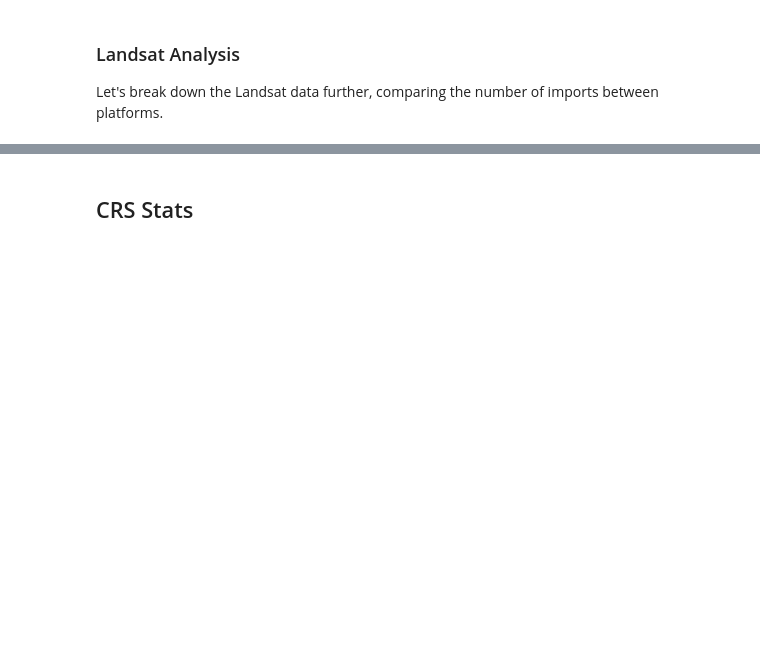
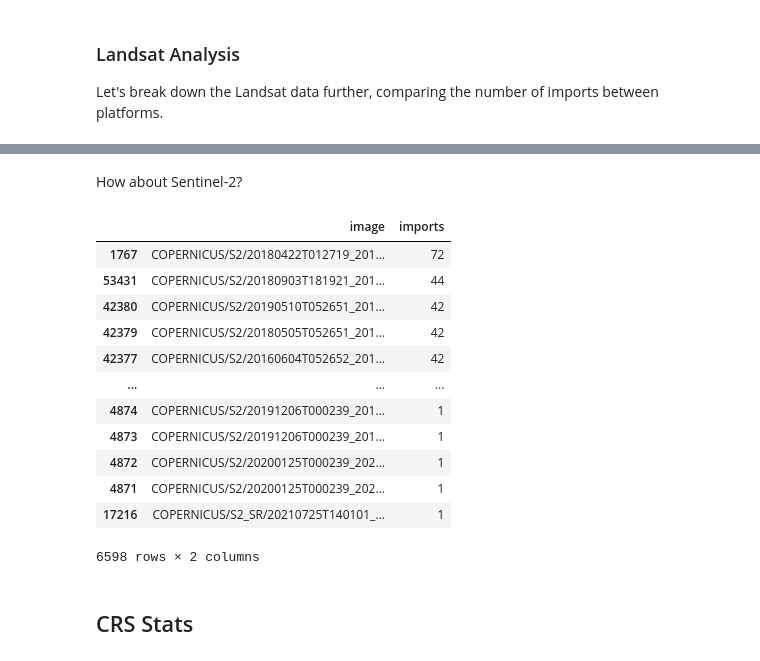
Before and after one commit to aazuspan/ee_repository_stats, a Jupyter notebook: notebooks/004_dataset_stats.ipynb, the cells around one changed output, grey strips where cells are left out. Saved outputs shown, nothing was run; the diff lists cells and outputs as text; code cells hidden in the pictures; blank space fills up the shorter version.

```diff
--- a/notebooks/004_dataset_stats.ipynb
+++ b/notebooks/004_dataset_stats.ipynb
@@ -100,3 +136,21 @@ fig.write_image(os.path.join("..", "figures", "landsat_platforms.png"), scale=2)
+# %% [markdown]
+How about Sentinel-2?
+# %%
+image_df[image_df.image.str.startswith("COPERNICUS/S2").fillna(False)].sort_values("imports", ascending=False)
+# %% [output]
+|  | image | imports |
+| 1767 | COPERNICUS/S2/20180422T012719_201... | 72 |
+| 53431 | COPERNICUS/S2/20180903T181921_201... | 44 |
+| 42380 | COPERNICUS/S2/20190510T052651_201... | 42 |
+| 42379 | COPERNICUS/S2/20180505T052651_201... | 42 |
+| 42377 | COPERNICUS/S2/20160604T052652_201... | 42 |
+| ... | ... | ... |
+| 4874 | COPERNICUS/S2/20191206T000239_201... | 1 |
+| 4873 | COPERNICUS/S2/20191206T000239_201... | 1 |
+| 4872 | COPERNICUS/S2/20200125T000239_202... | 1 |
+| 4871 | COPERNICUS/S2/20200125T000239_202... | 1 |
+| 17216 | COPERNICUS/S2_SR/20210725T140101_... | 1 |
+6598 rows × 2 columns
 # %% [markdown]
 ## CRS Stats
 # %%
```
Also changed, not shown: parts of 5 cells of this notebook, 2 other files.
